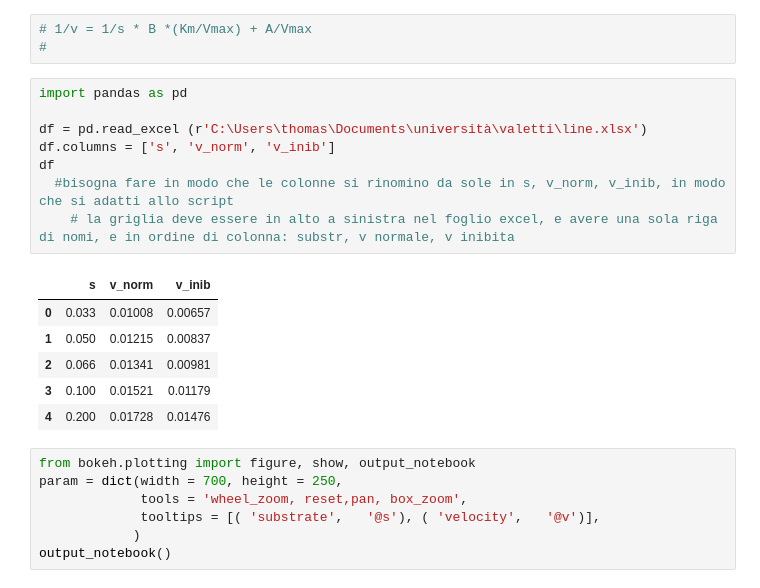
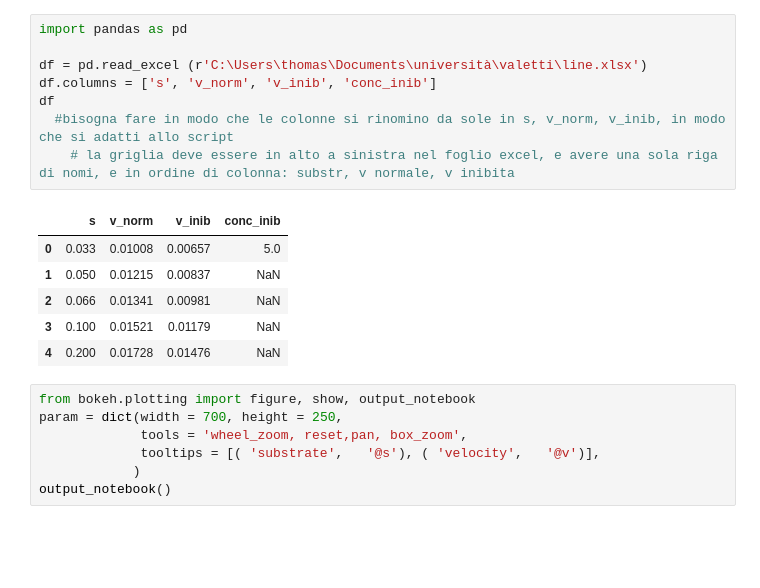
Before and after one commit to ThomasMasoero/primi, a Jupyter notebook: inibizione_1.ipynb, the cells around one changed output. Drawn from its saved outputs; the diff is of its cells as text; blank space fills up the shorter version.

```diff
--- a/inibizione_1.ipynb
+++ b/inibizione_1.ipynb
@@ -1,21 +1,18 @@
-# %%
-# 1/v = 1/s * B *(Km/Vmax) + A/Vmax
-#
 # %%
 import pandas as pd
 
 df = pd.read_excel (r'C:\Users\thomas\Documents\università\valetti\line.xlsx')
-df.columns = ['s', 'v_norm', 'v_inib']
+df.columns = ['s', 'v_norm', 'v_inib', 'conc_inib']
 df
   #bisogna fare in modo che le colonne si rinomino da sole in s, v_norm, v_inib, in modo che si adatti allo script
     # la griglia deve essere in alto a sinistra nel foglio excel, e avere una sola riga di nomi, e in ordine di colonna: substr, v normale, v inibita
 # %% [output]
-|  | s | v_norm | v_inib |
-| 0 | 0.033 | 0.01008 | 0.00657 |
-| 1 | 0.050 | 0.01215 | 0.00837 |
-| 2 | 0.066 | 0.01341 | 0.00981 |
-| 3 | 0.100 | 0.01521 | 0.01179 |
-| 4 | 0.200 | 0.01728 | 0.01476 |
+|  | s | v_norm | v_inib | conc_inib |
+| 0 | 0.033 | 0.01008 | 0.00657 | 5.0 |
+| 1 | 0.050 | 0.01215 | 0.00837 | NaN |
+| 2 | 0.066 | 0.01341 | 0.00981 | NaN |
+| 3 | 0.100 | 0.01521 | 0.01179 | NaN |
+| 4 | 0.200 | 0.01728 | 0.01476 | NaN |
 # %%
 from bokeh.plotting import figure, show, output_notebook
 param = dict(width = 700, height = 250,
```
Also changed, not shown: parts of 4 cells of this notebook, 2 other files.
